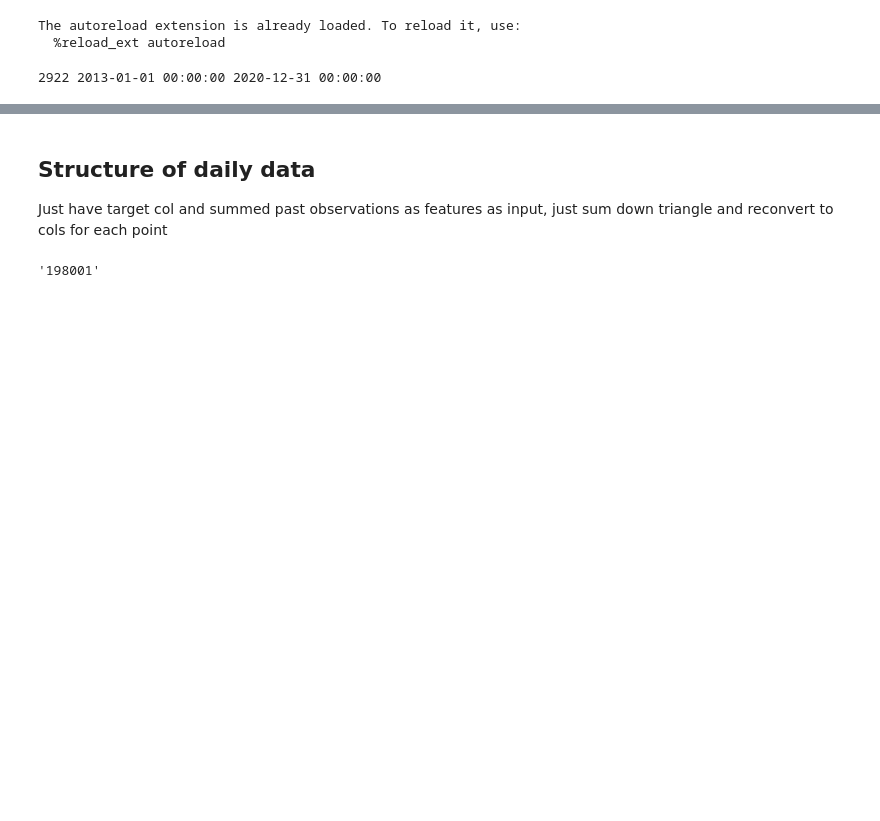
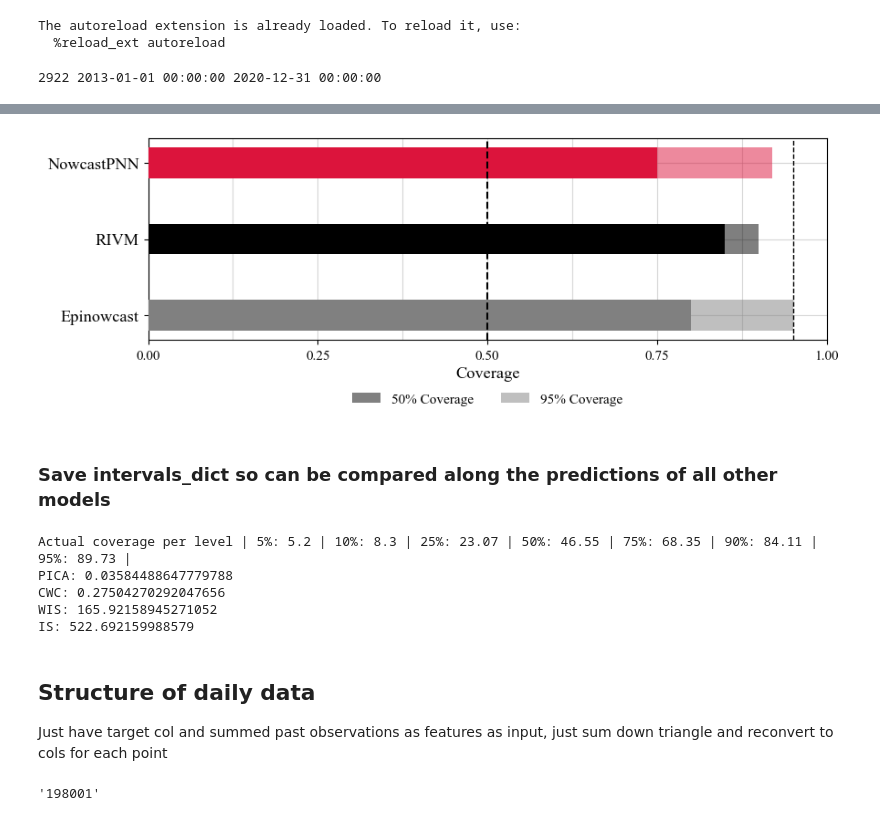
Before and after one commit to silaskoemen/NowcastPNN, a Jupyter notebook: src/experiments_daily.ipynb, the cells around one changed output, grey strips where cells are left out. Drawn from its saved outputs; the diff is of its cells as text; code cells hidden in the pictures; blank space fills up the shorter version.

```diff
--- a/src/experiments_daily.ipynb
+++ b/src/experiments_daily.ipynb
@@ -307,0 +295,62 @@ plot_entire_confints(dataset, nowcast_pnn, weeks = WEEKS, random_split = RANDOM_
+# %%
+import matplotlib.pyplot as plt
+import numpy as np
+
+# Example coverage data for the models
+epi_coverages = {0.5: 0.8, 0.95: 0.95}
+rivm_coverages = {0.5: 0.85, 0.95: 0.9}
+pnn_coverages = {0.5: 0.75, 0.95: 0.92}
+
+# The models and their corresponding coverages
+models = ["Epinowcast", "RIVM", "NowcastPNN"]
+coverages_50 = [epi_coverages[0.5], rivm_coverages[0.5], pnn_coverages[0.5]]
+coverages_95 = [epi_coverages[0.95], rivm_coverages[0.95], pnn_coverages[0.95]]
+
+# Positions for the bars on the y-axis
+y_pos = np.arange(len(models))
+
+# Set up the figure and axis
+fig, ax = plt.subplots(figsize=(9, 3.4))  # Reduced height
+
+# Define colors for each model
+colors_50 = ['grey', 'black', 'crimson']
+colors_95 = ['grey', 'black', 'crimson']
+
+# Plot horizontal bars for 50% coverages (in the foreground)
+ax.barh(y_pos, coverages_50, color=colors_50, alpha=1.0, height=0.4, label='50% Coverage', zorder=3)
+
+# Plot horizontal bars for 95% coverages (in the background)
+ax.barh(y_pos, coverages_95, color=colors_95, alpha=0.5, height=0.4, label='95% Coverage', zorder=2)
+
+# Set the y-ticks with the model names
+ax.set_yticks(y_pos)
+ax.set_yticklabels(models, fontsize="large")
+
+# Set the x-axis labels
+ax.set_xlabel('Coverage', fontsize="large")
+ax.set_xticks([0, 0.25, 0.5, 0.75, 1])
+
+# Add minor ticks but do not show them (empty labels)
+ax.set_xticks(np.arange(0, 1.01, 0.125), minor=True)
+ax.tick_params(which='minor', length=0)
+
+# Add dashed lines at 0.5 and 0.95 with high zorder to appear above grid lines
+ax.axvline(0.5, color='black', linestyle='--', linewidth=1.5, zorder=4)
+ax.axvline(0.95, color='black', linestyle='--', linewidth=1, zorder=4)
+
+# Add grid for both major and minor ticks with lower zorder to be below the bars
+ax.grid(True, alpha=0.5, zorder=1)
+ax.grid(True, which='minor', alpha=0.5, zorder=1)
+
+# Move the legend outside the plot
+ax.legend(loc='upper center', bbox_to_anchor=(0.5, -0.2), ncol=2, frameon=False)
+
+# Adjust layout to ensure everything fits
+plt.tight_layout()
+
+# Display the plot
+plt.show()
+# %% [output]
+[figure, added]
+# %% [markdown]
+### Save intervals_dict so can be compared along the predictions of all other models
@@ -308,3 +388,13 @@ plot_entire_confints(dataset, nowcast_pnn, weeks = WEEKS, random_split = RANDOM_
+# %%
+from metrics import evaluate_PIs
+
+evaluate_PIs(intervals_dict=intervals_dict, test_loader=test_loader)
+# %% [output]
+Actual coverage per level | 5%: 5.2 | 10%: 8.3 | 25%: 23.07 | 50%: 46.55 | 75%: 68.35 | 90%: 84.11 | 95%: 89.73 |
+PICA: 0.03584488647779788
+CWC: 0.27504270292047656
+WIS: 165.92158945271052
+IS: 522.692159988579
 # %% [markdown]
 ## Structure of daily data
 
```
Also changed, not shown: parts of 13 cells of this notebook, 22 other files.
